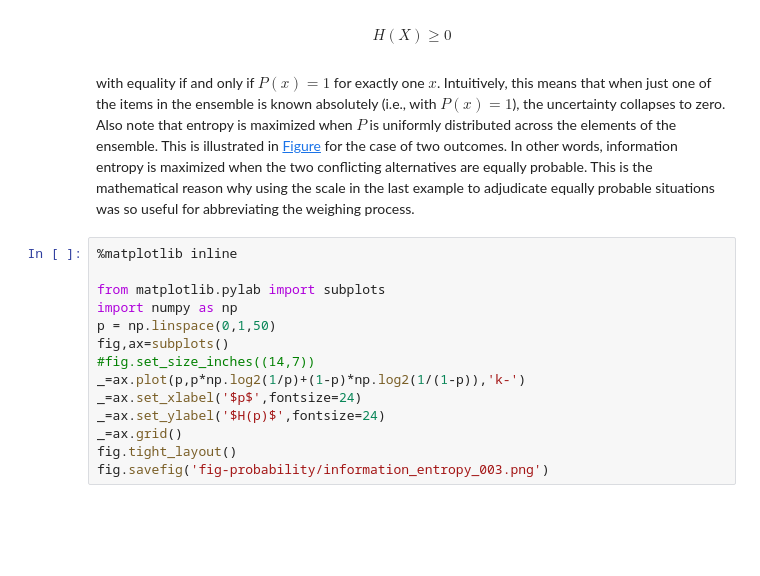
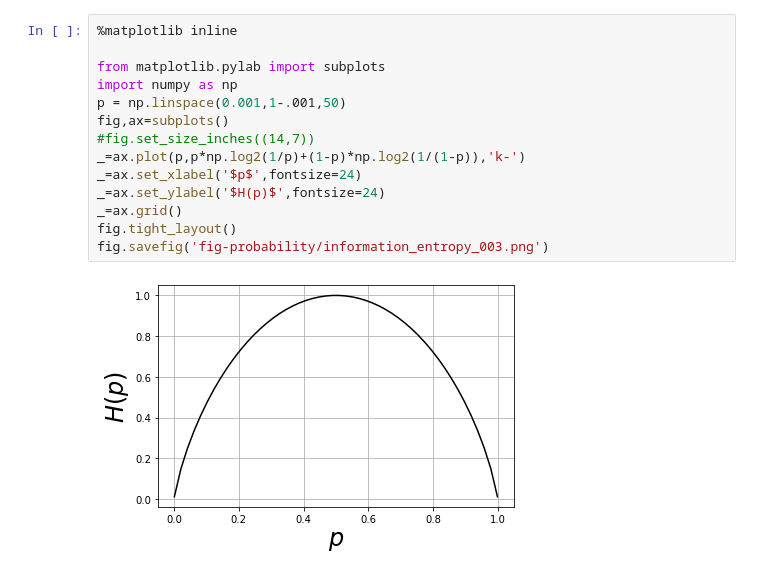
Before and after one commit to unpingco/Python-for-Probability-Statistics-and-Machine-Learning-2E, a Jupyter notebook: chapter/probability/Information_Entropy.ipynb, the cells around one changed output. Cells and saved outputs as stored; diff of their text form; blank space fills up the shorter version.

```diff
--- a/chapter/probability/Information_Entropy.ipynb
+++ b/chapter/probability/Information_Entropy.ipynb
@@ -141,28 +258,16 @@ of the information entropy,
-# %% [markdown]
-$$
-H(X) \ge 0
-$$
-# %% [markdown]
- with equality if and only if $P(x)=1$ for  exactly one $x$.
-Intuitively, this means that when just one of the items in the ensemble is
-known absolutely (i.e., with $P(x)=1$), the uncertainty collapses to zero.
-Also note that entropy is maximized when $P$ is uniformly distributed across
-the elements of the ensemble. This is illustrated in [Figure](#fig:Information_Entropy_003) for the case of two outcomes. In other words,
-information entropy is maximized when the two conflicting alternatives are
-equally probable. This is the mathematical reason why using the scale in the
-last example to adjudicate equally probable situations was so useful for
-abbreviating the weighing process.
 # %%
 %matplotlib inline
 
 from matplotlib.pylab import subplots
 import numpy as np
-p = np.linspace(0,1,50)
+p = np.linspace(0.001,1-.001,50)
 fig,ax=subplots()
 #fig.set_size_inches((14,7))
 _=ax.plot(p,p*np.log2(1/p)+(1-p)*np.log2(1/(1-p)),'k-')
 _=ax.set_xlabel('$p$',fontsize=24)
 _=ax.set_ylabel('$H(p)$',fontsize=24)
 _=ax.grid()
 fig.tight_layout()
 fig.savefig('fig-probability/information_entropy_003.png')
+# %% [output]
+[figure, added]
```
Also changed, not shown: parts of 29 cells of this notebook, 20 other files.
